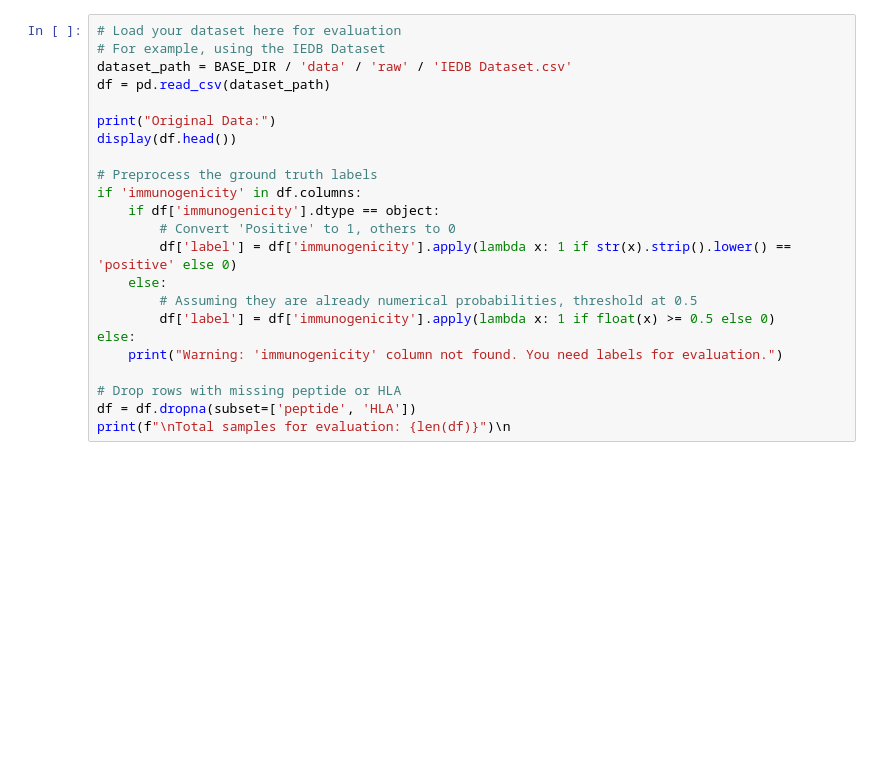
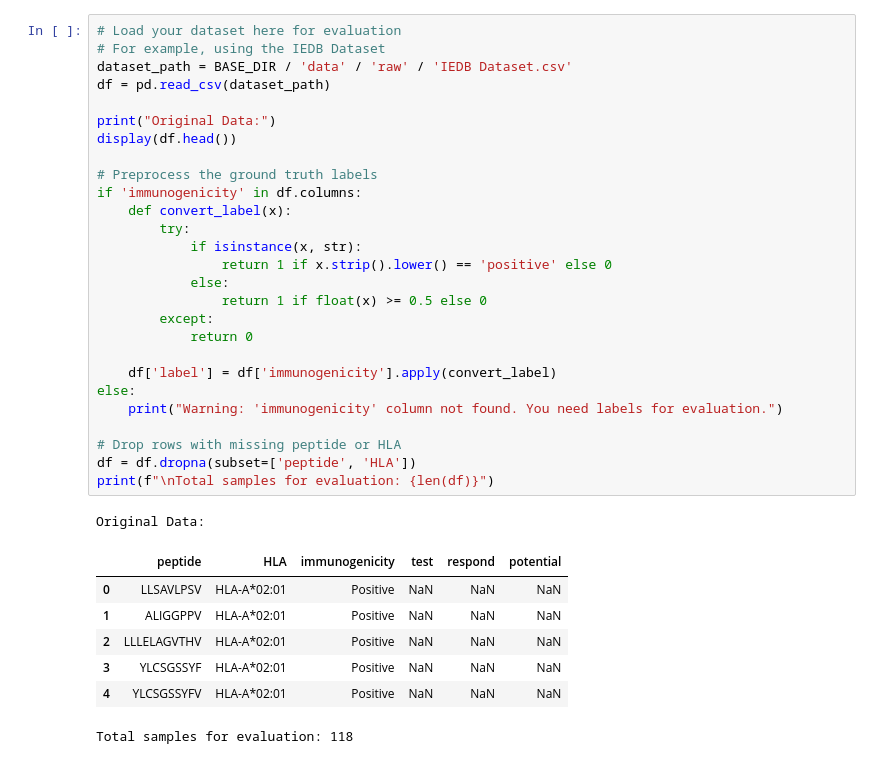
Before and after one commit to Terano24/Deep-Learning-Research-Project, a Jupyter notebook: notebooks/Model_Evaluation.ipynb, the cells around one changed output. Saved outputs shown, nothing was run; the diff lists cells and outputs as text; blank space fills up the shorter version.

Commit message:
fix the evaluation notebook and evaluate currrent weight

```diff
--- a/notebooks/Model_Evaluation.ipynb
+++ b/notebooks/Model_Evaluation.ipynb
@@ -23,26 +49,39 @@ print("Model loaded successfully!")\n
 # %%
 # Load your dataset here for evaluation
 # For example, using the IEDB Dataset
 dataset_path = BASE_DIR / 'data' / 'raw' / 'IEDB Dataset.csv'
 df = pd.read_csv(dataset_path)
 
 print("Original Data:")
 display(df.head())
 
 # Preprocess the ground truth labels
 if 'immunogenicity' in df.columns:
-    if df['immunogenicity'].dtype == object:
-        # Convert 'Positive' to 1, others to 0
-        df['label'] = df['immunogenicity'].apply(lambda x: 1 if str(x).strip().lower() == 'positive' else 0)
-    else:
-        # Assuming they are already numerical probabilities, threshold at 0.5
-        df['label'] = df['immunogenicity'].apply(lambda x: 1 if float(x) >= 0.5 else 0)
+    def convert_label(x):
+        try:
+            if isinstance(x, str):
+                return 1 if x.strip().lower() == 'positive' else 0
+            else:
+                return 1 if float(x) >= 0.5 else 0
+        except:
+            return 0
+
+    df['label'] = df['immunogenicity'].apply(convert_label)
 else:
     print("Warning: 'immunogenicity' column not found. You need labels for evaluation.")
 
 # Drop rows with missing peptide or HLA
 df = df.dropna(subset=['peptide', 'HLA'])
-print(f"\nTotal samples for evaluation: {len(df)}")\n
+print(f"\nTotal samples for evaluation: {len(df)}")
+# %% [output]
+Original Data:
+|  | peptide | HLA | immunogenicity | test | respond | potential |
+| 0 | LLSAVLPSV | HLA-A*02:01 | Positive | NaN | NaN | NaN |
+| 1 | ALIGGPPV | HLA-A*02:01 | Positive | NaN | NaN | NaN |
+| 2 | LLLELAGVTHV | HLA-A*02:01 | Positive | NaN | NaN | NaN |
+| 3 | YLCSGSSYF | HLA-A*02:01 | Positive | NaN | NaN | NaN |
+| 4 | YLCSGSSYFV | HLA-A*02:01 | Positive | NaN | NaN | NaN |
+Total samples for evaluation: 118
 # %%
 # The construct_aaindex function expects a DataFrame with 'peptide', 'HLA', and 'immunogenicity'
 eval_df = df[['peptide', 'HLA']].copy()
```
Also changed, not shown: parts of 7 cells of this notebook, 1 other file.
